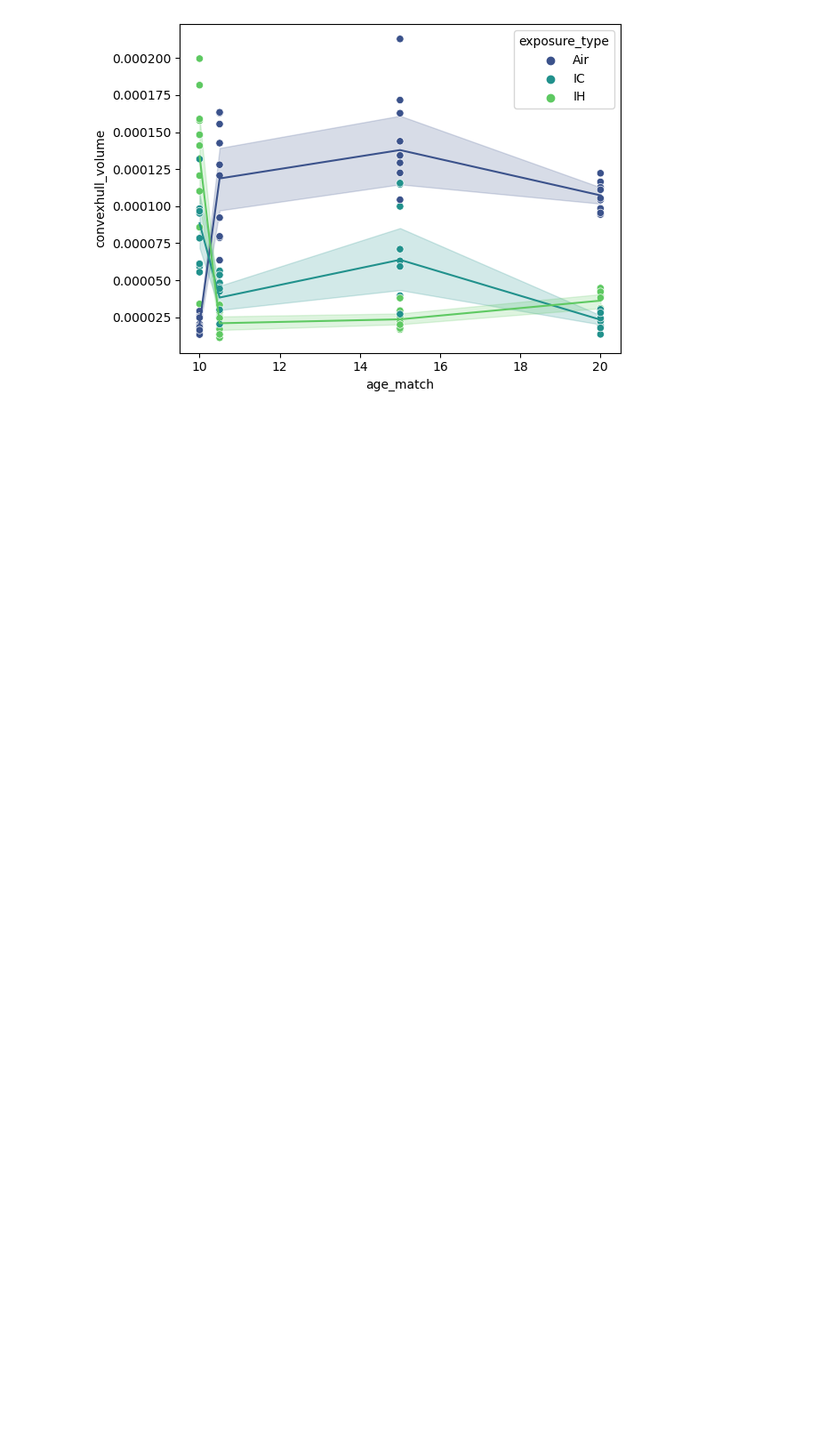
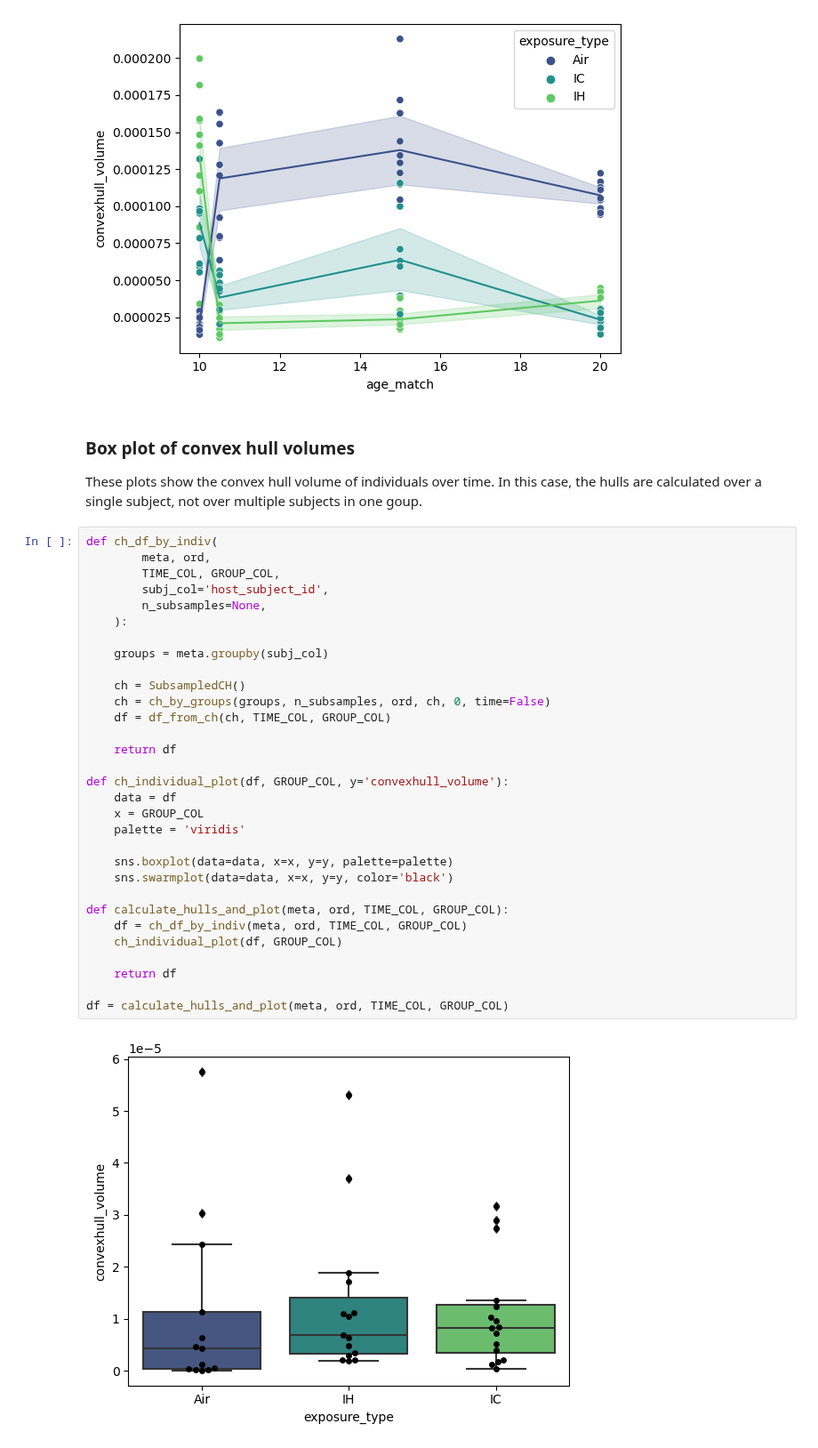
Before and after one commit to dpear/q2-convexhull2, a Jupyter notebook: 01-ch-visualizations-tutorial.ipynb, the cells around one changed output. Shown at 89% size. Saved outputs shown, nothing was run; the diff lists cells and outputs as text; blank space fills up the shorter version.

```diff
--- a/01-ch-visualizations-tutorial.ipynb
+++ b/01-ch-visualizations-tutorial.ipynb
@@ -384,3 +384,40 @@ all_hulls = generate_all_hulls(
 plot_subsampled_hulls(all_hulls, TIME_COL, GROUP_COL)
 # %% [output]
 [figure]
+# %% [markdown]
+### Box plot of convex hull volumes
+
+These plots show the convex hull volume of individuals over time. In this case, the hulls are calculated over a single subject, not over multiple subjects in one goup.
+# %%
+def ch_df_by_indiv(
+        meta, ord,
+        TIME_COL, GROUP_COL,
+        subj_col='host_subject_id',
+        n_subsamples=None,
+    ):
+
+    groups = meta.groupby(subj_col)
+
+    ch = SubsampledCH()
+    ch = ch_by_groups(groups, n_subsamples, ord, ch, 0, time=False)
+    df = df_from_ch(ch, TIME_COL, GROUP_COL)
+
+    return df
+
+def ch_individual_plot(df, GROUP_COL, y='convexhull_volume'):
+    data = df
+    x = GROUP_COL
+    palette = 'viridis'
+
+    sns.boxplot(data=data, x=x, y=y, palette=palette)
+    sns.swarmplot(data=data, x=x, y=y, color='black')
+
+def calculate_hulls_and_plot(meta, ord, TIME_COL, GROUP_COL):
+    df = ch_df_by_indiv(meta, ord, TIME_COL, GROUP_COL)
+    ch_individual_plot(df, GROUP_COL)
+
+    return df
+
+df = calculate_hulls_and_plot(meta, ord, TIME_COL, GROUP_COL)
+# %% [output]
+[figure, added]
```
